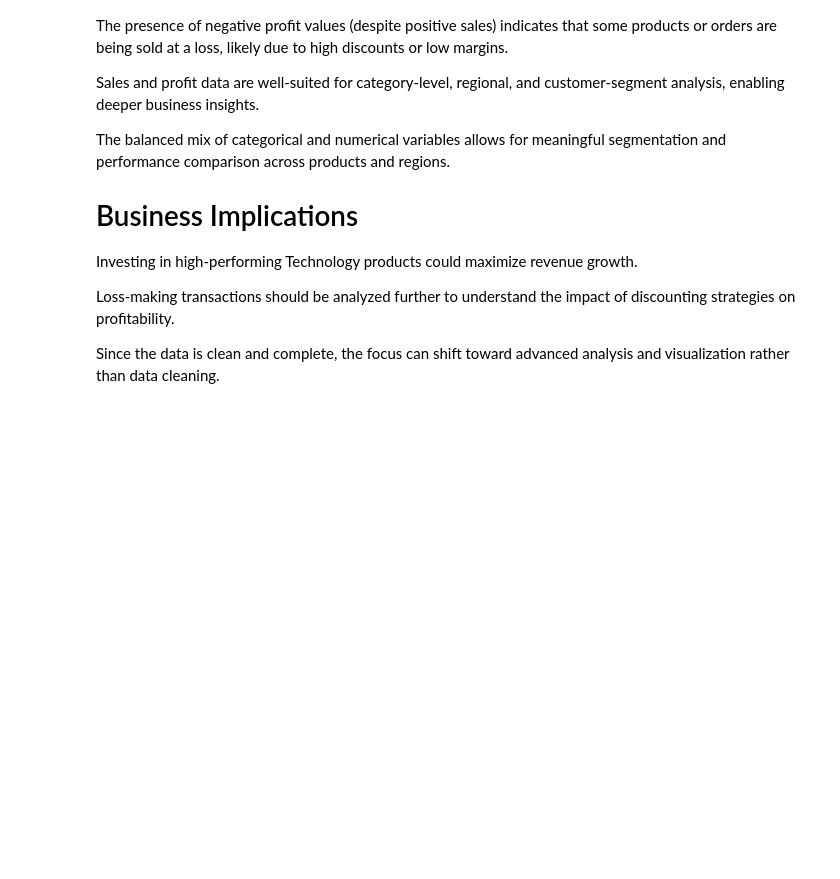
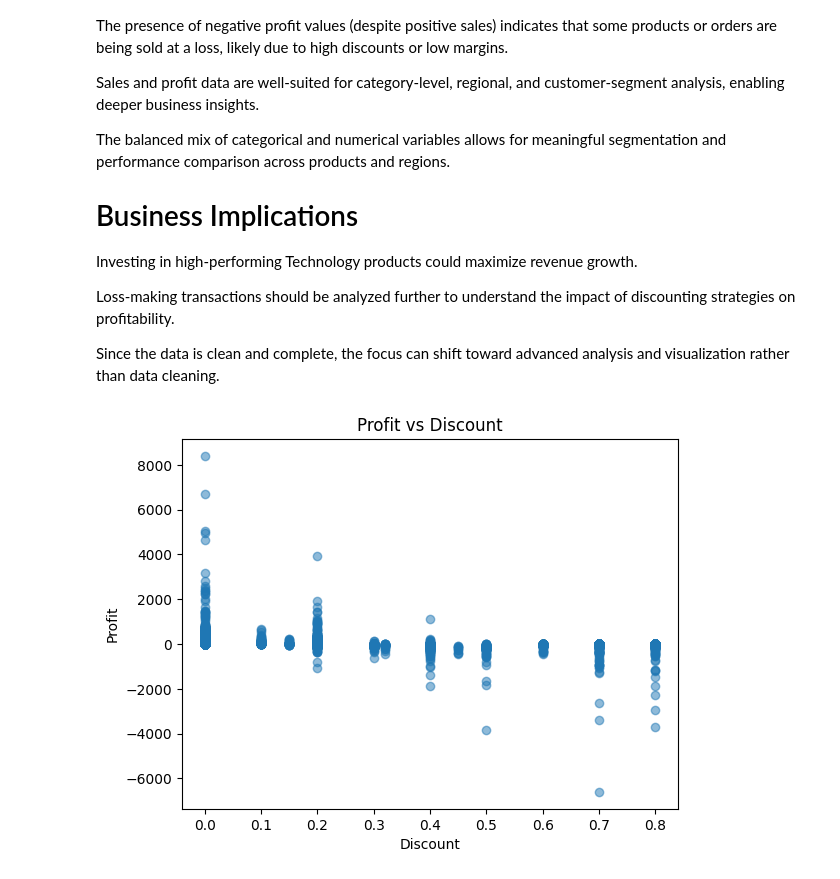
Before and after one commit to Audrine-m/data-analysis-portfolio, a Jupyter notebook: sales-performance-analysis/sales_performance_analysis.ipynb, the cells around one changed output. Drawn from its saved outputs; the diff is of its cells as text; code cells hidden in the pictures; blank space fills up the shorter version.

Commit message:
Day 3: profitability, discount, and regional analysis

```diff
--- a/sales-performance-analysis/sales_performance_analysis.ipynb
+++ b/sales-performance-analysis/sales_performance_analysis.ipynb
@@ -164,3 +168,11 @@ Investing in high-performing Technology products could maximize revenue growth.
 Loss-making transactions should be analyzed further to understand the impact of discounting strategies on profitability.
 
 Since the data is clean and complete, the focus can shift toward advanced analysis and visualization rather than data cleaning.
+# %%
+plt.scatter(df["discount"], df["profit"], alpha=0.5)
+plt.xlabel("Discount")
+plt.ylabel("Profit")
+plt.title("Profit vs Discount")
+plt.show()
+# %% [output]
+[figure, added]
```
Also changed, not shown: parts of 9 cells of this notebook.
